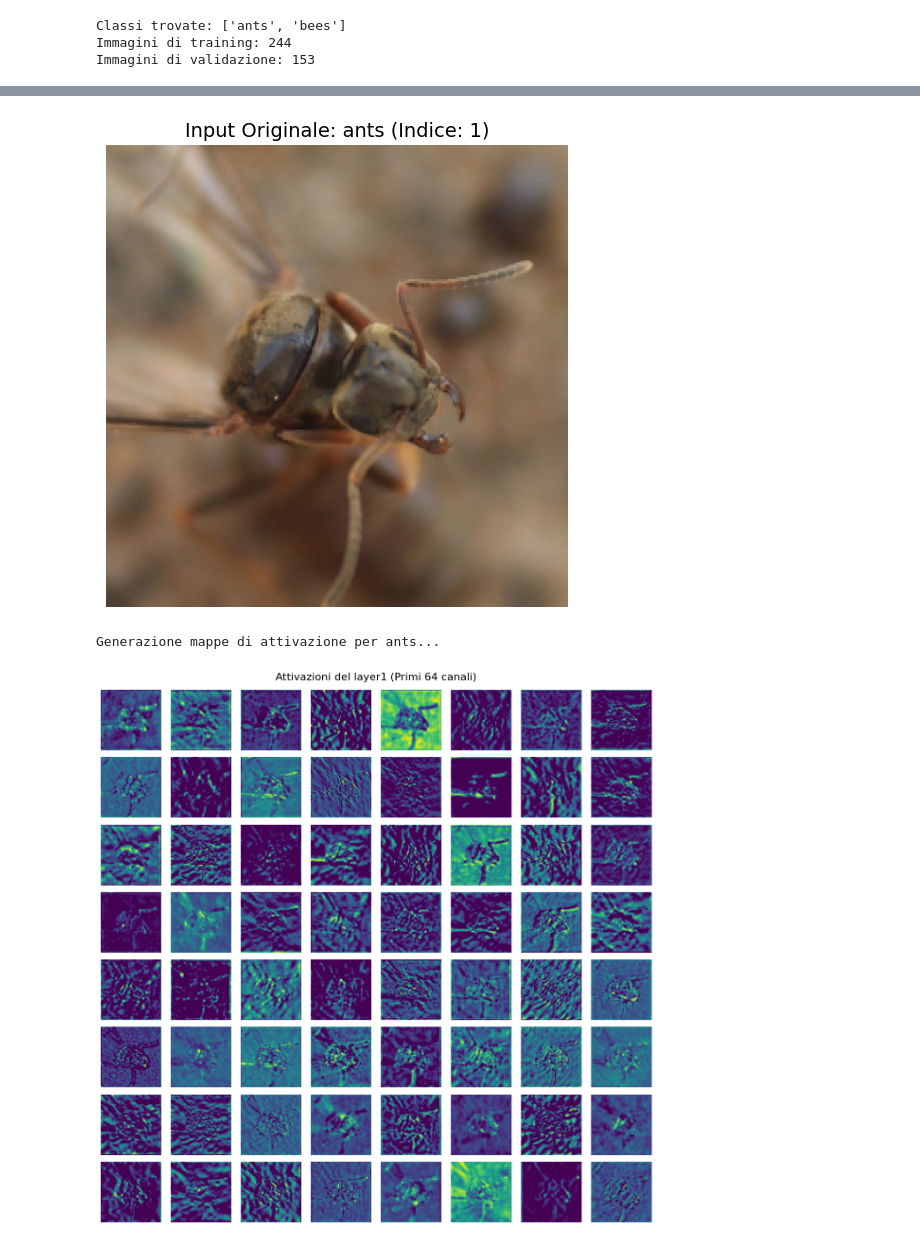
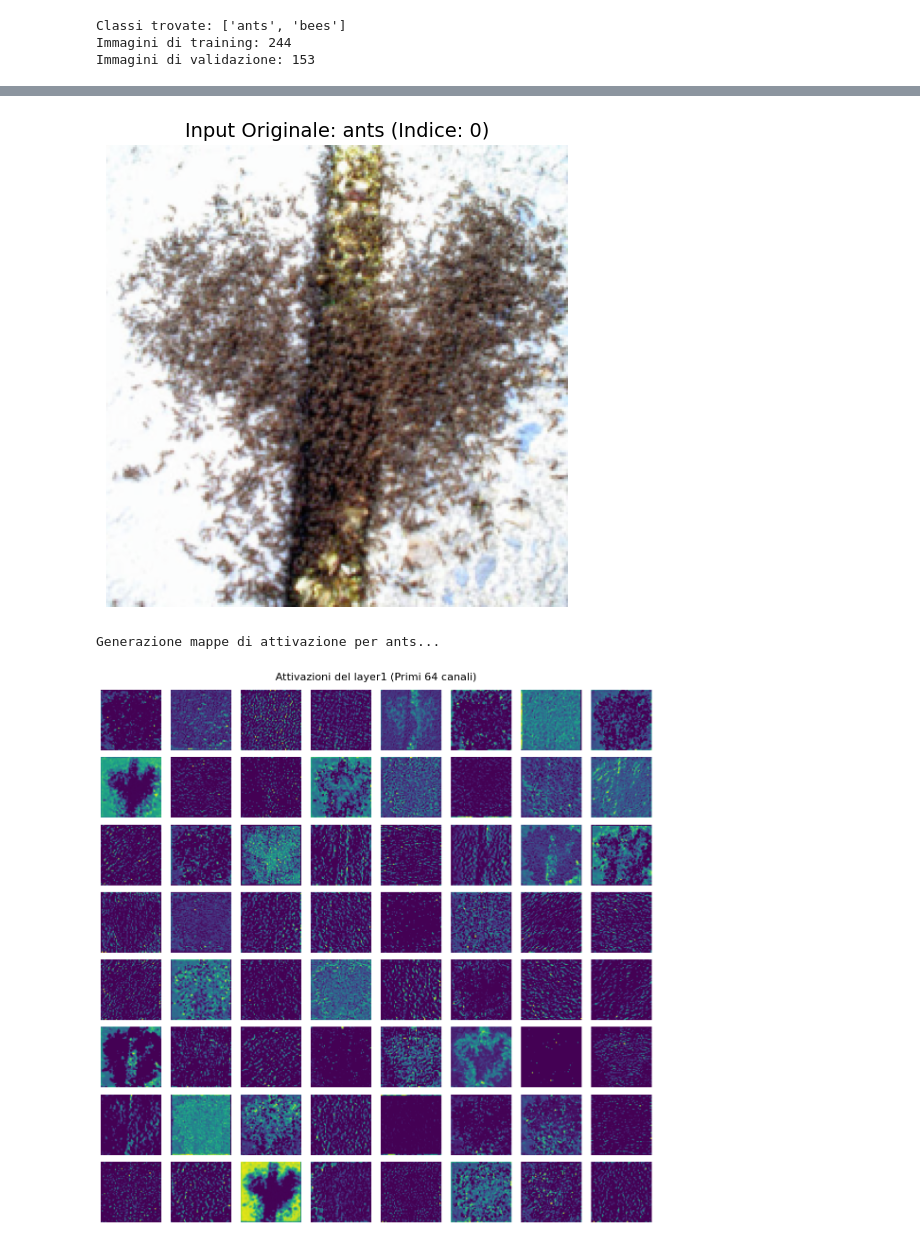
Before and after one commit to andreacds3/corso_ai, a Jupyter notebook: modulo_2_deep_learning/esercitazione_CNN.ipynb, the cells around one changed output, grey strips where cells are left out. Cells and saved outputs as stored; diff of their text form; code cells hidden in the pictures.

```diff
--- a/modulo_2_deep_learning/esercitazione_CNN.ipynb
+++ b/modulo_2_deep_learning/esercitazione_CNN.ipynb
@@ -99,20 +99,20 @@ model = LeNet5()
 # %%
 # Loop di Training
 # Definizione Loss e Ottimizzatore
-criterion = nn.CrossEntropyLoss()
-optimizer = optim.Adam(model.parameters(), lr=0.001)
+loss_function = nn.CrossEntropyLoss()
+optimizer = optim.Adam(model.parameters(), lr=0.001) # Gradient Descent
 
 for epoch in range(5):
     for batch_idx, (data, targets) in enumerate(train_loader):
         # Forward pass: calcolo delle attivazioni e della loss
         scores = model(data)
-        loss = criterion(scores, targets)
+        loss = loss_function(scores, targets)
 
         # Backward pass: automatic differentiation tramite backpropagation
         optimizer.zero_grad()
-        loss.backward()
+        loss.backward() #Calcola i gradienti
 
-        # Aggiornamento dei pesi w e b [cite: 89]
+        # Aggiornamento dei pesi w e b-> Gradient Descent
         optimizer.step()
 
     # Controllo accuracy alla fine di ogni epoca
@@ -661,34 +697,34 @@ def show_original_and_activations(model, dataset, img_index=0):
     """
     Mostra l'immagine originale denormalizzata e poi le attivazioni dei layer
     """
     # 1. Recuperiamo l'immagine e l'etichetta dal dataset
     img_tensor, label_idx = dataset[img_index]
     class_name = dataset.classes[label_idx]
 
     # 2. Denormalizzazione per la visualizzazione umana
     # (Invertiamo la trasformazione fatta nel dataloader)
     inp = img_tensor.numpy().transpose((1, 2, 0))
     mean = np.array([0.485, 0.456, 0.406])
     std = np.array([0.229, 0.224, 0.225])
     inp = std * inp + mean
     inp = np.clip(inp, 0, 1) # Assicuriamoci che i valori siano tra 0 e 1
 
     # 3. Mostriamo l'Immagine Originale
     plt.figure(figsize=(6, 6))
     plt.imshow(inp)
     plt.title(f"Input Originale: {class_name} (Indice: {img_index})", fontsize=14)
     plt.axis('off')
     plt.show()
 
     print(f"Generazione mappe di attivazione per {class_name}...\n")
 
     # 4. Chiamiamo la funzione di visualizzazione attivazioni (definita prima)
     # Nota: Assicurati che 'visualize_layer_activations' sia già definita nel notebook
     visualize_layer_activations(model, img_tensor)
 
 # --- ESECUZIONE ---
-show_original_and_activations(model, image_datasets['val'], img_index=1)
+show_original_and_activations(model, image_datasets['val'], img_index=0)
 # %% [output]
-[figure, old version]
+[figure, new version]
 Generazione mappe di attivazione per ants...
-[figure, old version]
+[figure, new version]
```
Also changed, not shown: parts of 10 cells of this notebook, 3 other files.
